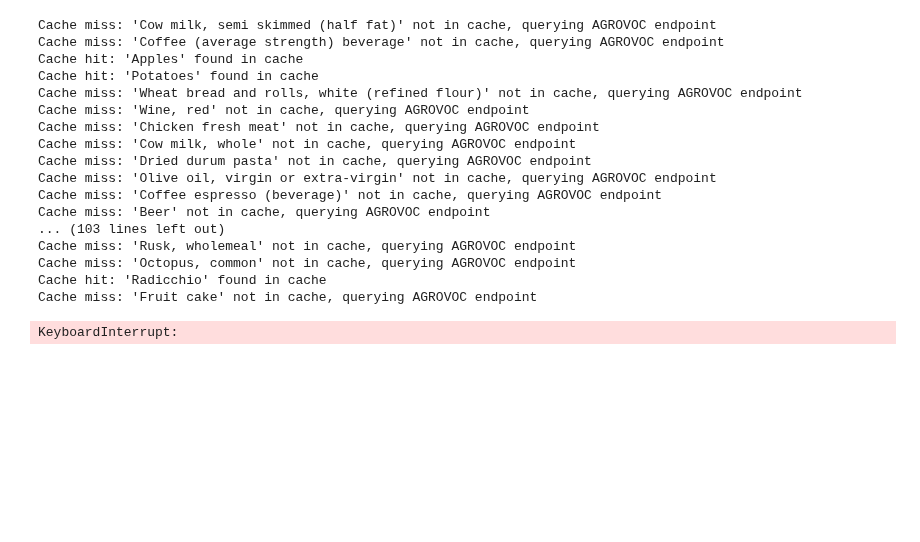
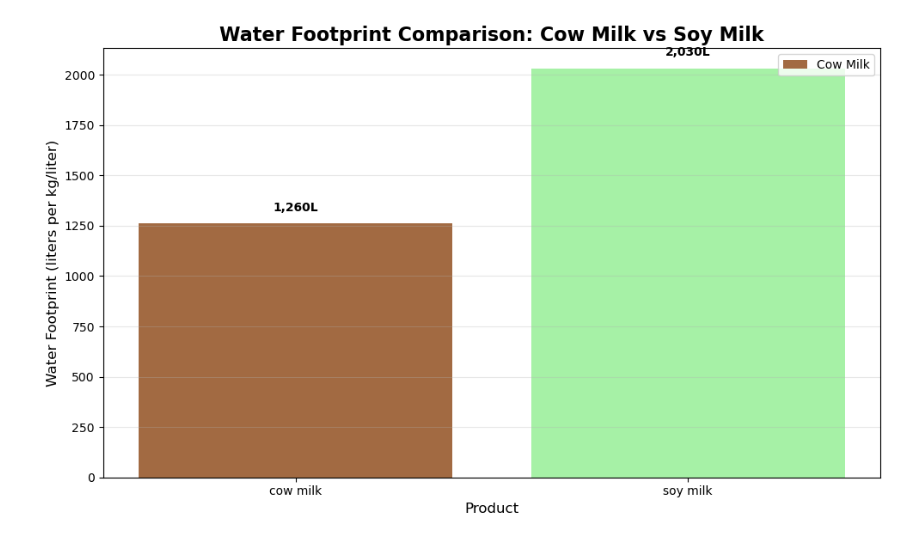
Before and after one commit to TCoaM/TrueCostOfAMeal, a Jupyter notebook: pietraaaaaaaaaaaaa.ipynb, the cells around one changed output. Cells and saved outputs as stored; diff of their text form; code cells hidden in the pictures; blank space fills up the shorter version.

Commit message:
added comparisons

```diff
--- a/pietraaaaaaaaaaaaa.ipynb
+++ b/pietraaaaaaaaaaaaa.ipynb
@@ -469,39 +0,0 @@ def enrich_with_agrovoc(df, column_name):
-# %%
-clean_cache()
-food_consumption_data = pd.read_csv("data/chronic_consumption_gday_allsubjects.csv", encoding="utf-16")
-
-# Group by 'Exposure hierarchy (L7)', sum the 'Mean' values, and get the top 15
-food_consumption_data_nowater = food_consumption_data[
-    (food_consumption_data["Exposure hierarchy (L7)"] != "Natural mineral water") &
-    (food_consumption_data["Exposure hierarchy (L7)"] != "Tap water") &
-    (food_consumption_data["Exposure hierarchy (L7)"] != "Filtered tap water")]
-
-top = (
-    food_consumption_data_nowater
-    .groupby('Exposure hierarchy (L7)', as_index=False)['Mean']
-    .sum()
-    .sort_values('Mean', ascending=False)
-
-)
-
-top_food_consumption_data_agrovoc = enrich_with_agrovoc(top, "Exposure hierarchy (L7)")
-top_food_consumption_data_agrovoc.to_csv(r"final_data/top_food_consumption_agrovoc.csv")
-# %% [output]
-Cache miss: 'Cow milk, semi skimmed (half fat)' not in cache, querying AGROVOC endpoint
-Cache miss: 'Coffee (average strength) beverage' not in cache, querying AGROVOC endpoint
-Cache hit: 'Apples' found in cache
-Cache hit: 'Potatoes' found in cache
-Cache miss: 'Wheat bread and rolls, white (refined flour)' not in cache, querying AGROVOC endpoint
-Cache miss: 'Wine, red' not in cache, querying AGROVOC endpoint
-Cache miss: 'Chicken fresh meat' not in cache, querying AGROVOC endpoint
-Cache miss: 'Cow milk, whole' not in cache, querying AGROVOC endpoint
-Cache miss: 'Dried durum pasta' not in cache, querying AGROVOC endpoint
-Cache miss: 'Olive oil, virgin or extra-virgin' not in cache, querying AGROVOC endpoint
-Cache miss: 'Coffee espresso (beverage)' not in cache, querying AGROVOC endpoint
-Cache miss: 'Beer' not in cache, querying AGROVOC endpoint
-... (103 lines left out)
-Cache miss: 'Rusk, wholemeal' not in cache, querying AGROVOC endpoint
-Cache miss: 'Octopus, common' not in cache, querying AGROVOC endpoint
-Cache hit: 'Radicchio' found in cache
-Cache miss: 'Fruit cake' not in cache, querying AGROVOC endpoint
-KeyboardInterrupt:
@@ -507,0 +5,35 @@ KeyboardInterrupt:
+# %%
+df = pd.read_csv(r'site/final_data/game_data.csv')
+
+# Filter for cow milk and soy milk
+milk_data = df[df['AGROVOC_label'].isin(['cow milk', 'soy milk'])].copy()
+
+# Extract the relevant columns
+products = milk_data['AGROVOC_label'].tolist()
+water_footprint = milk_data['Water Footprint liters (water/kg o liter)'].tolist()
+
+# Create the bar chart
+plt.figure(figsize=(10, 6))
+bars = plt.bar(products, water_footprint, color=['#8B4513', '#90EE90'], alpha=0.8)
+
+# Customize the chart
+plt.title('Water Footprint Comparison: Cow Milk vs Soy Milk', fontsize=16, fontweight='bold')
+plt.xlabel('Product', fontsize=12)
+plt.ylabel('Water Footprint (liters per kg/liter)', fontsize=12)
+plt.grid(axis='y', alpha=0.3)
+
+# Add value labels on top of bars
+for bar, value in zip(bars, water_footprint):
+    plt.text(bar.get_x() + bar.get_width()/2, bar.get_height() + 50,
+             f'{value:,.0f}L', ha='center', va='bottom', fontweight='bold')
+
+# Add colors legend
+plt.legend(['Cow Milk', 'Soy Milk'], loc='upper right')
+
+# Improve layout
+plt.tight_layout()
+
+# Display the chart
+plt.show()
+# %% [output]
+[figure, added]
```
Also changed, not shown: parts of 8 cells of this notebook.
